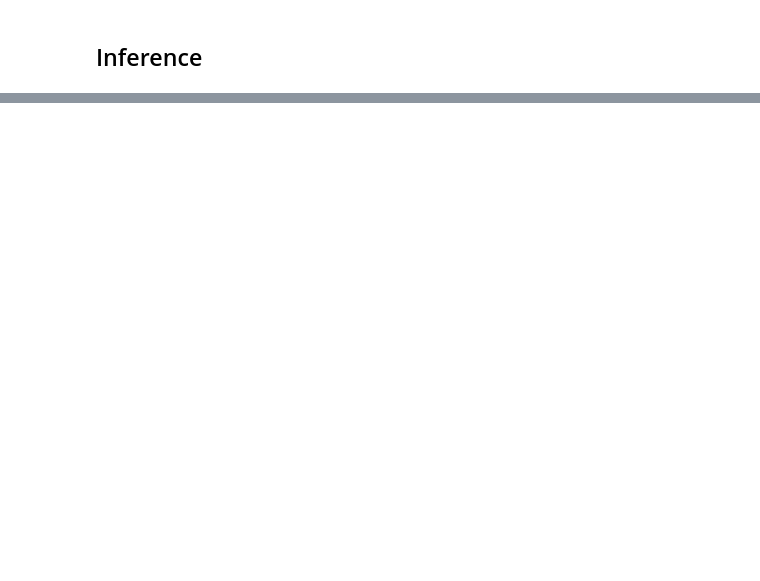
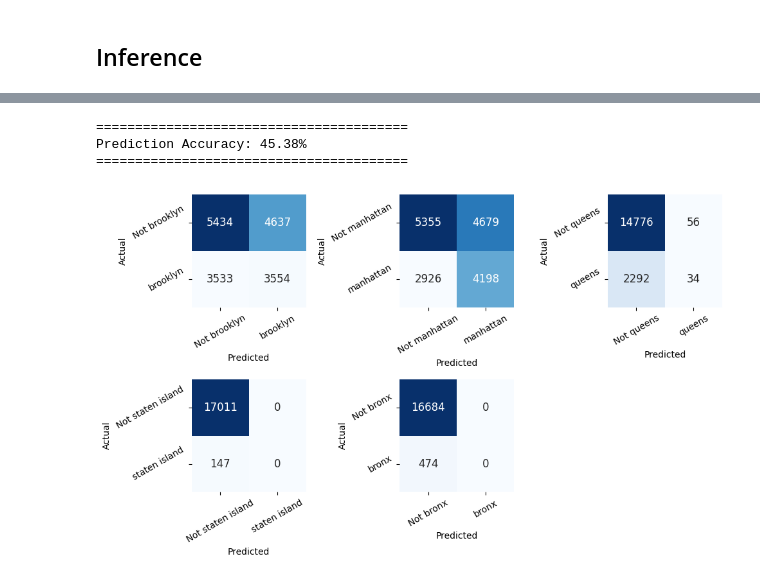
Before and after one commit to jrudoler-teaching/understanding-uncertainty, a Jupyter notebook: notebooks/lecture-00.ipynb, the cells around one changed output, grey strips where cells are left out. Saved outputs shown, nothing was run; the diff lists cells and outputs as text; code cells hidden in the pictures; blank space fills up the shorter version.

```diff
--- a/notebooks/lecture-00.ipynb
+++ b/notebooks/lecture-00.ipynb
@@ -270,0 +274,48 @@ display_quiz(example)
+# %%
+from sklearn.linear_model import LinearRegression, LogisticRegression
+from sklearn.model_selection import train_test_split
+from sklearn.metrics import multilabel_confusion_matrix
+import seaborn as sns
+
+# prepare the data for linear regression
+feature_columns = ["price", "room_type", "minimum_nights", "number_of_reviews", "reviews_per_month", "review_rate_number"]
+airbnb_clean = airbnb.dropna(subset=feature_columns + ["borough"])
+X = airbnb_clean[feature_columns]
+# convert categorical variables to lowercase
+X.loc[:, "room_type"] = X["room_type"].str.lower()
+y = airbnb_clean["borough"].values.reshape(-1)
+# convert categorical variables to dummy variables
+X = pd.get_dummies(X, columns=["room_type"], drop_first=True)
+X["rating_interaction"] = X["reviews_per_month"] * X["review_rate_number"]
+# split the data into training and test sets
+X_train, X_test, y_train, y_test = train_test_split(X, y, test_size=0.2, random_state=56)
+# fit the logistic regression model
+model = LogisticRegression(max_iter=1000, solver="newton-cholesky")
+model.fit(X_train, y_train)
+# make predictions on the test set
+y_pred = model.predict(X_test)
+# calculate the prediction accuracy
+accuracy = np.mean(y_pred == y_test)
+print(f"{40*'='}")
+print(f'Prediction Accuracy: {accuracy:.2%}')
+print(f"{40*'='}")
+# calculate the confusion matrix
+confusion_matrix = multilabel_confusion_matrix(y_test, y_pred, labels=airbnb['borough'].unique())
+# confusion_matrix = [confusion_matrix[i].T for i in range(len(confusion_matrix))]
+fig, ax = plt.subplots(2, 3, figsize=(10, 6))
+ax = ax.flatten()
+ax[-1].axis('off')  # turn off the last subplot since we have only 5 boroughs
+# plot the confusion matrix for each borough
+for i, borough in enumerate(airbnb['borough'].unique()):
+    sns.heatmap(confusion_matrix[i], annot=True, fmt='d', cmap='Blues', ax=ax[i], cbar=False)
+    ax[i].set_xlabel('Predicted', fontsize=10)
+    ax[i].set_ylabel('Actual', fontsize=10)
+    ax[i].set_xticklabels(['Not ' + borough, borough], rotation=30, fontsize=10)
+    ax[i].set_yticklabels(['Not ' + borough, borough], rotation=30, fontsize=10)
+plt.tight_layout()
+_ = plt.show()
+# %% [output]
+========================================
+Prediction Accuracy: 45.38%
+========================================
+[figure, added]
```
Also changed, not shown: parts of 21 cells of this notebook, 52 other files.
